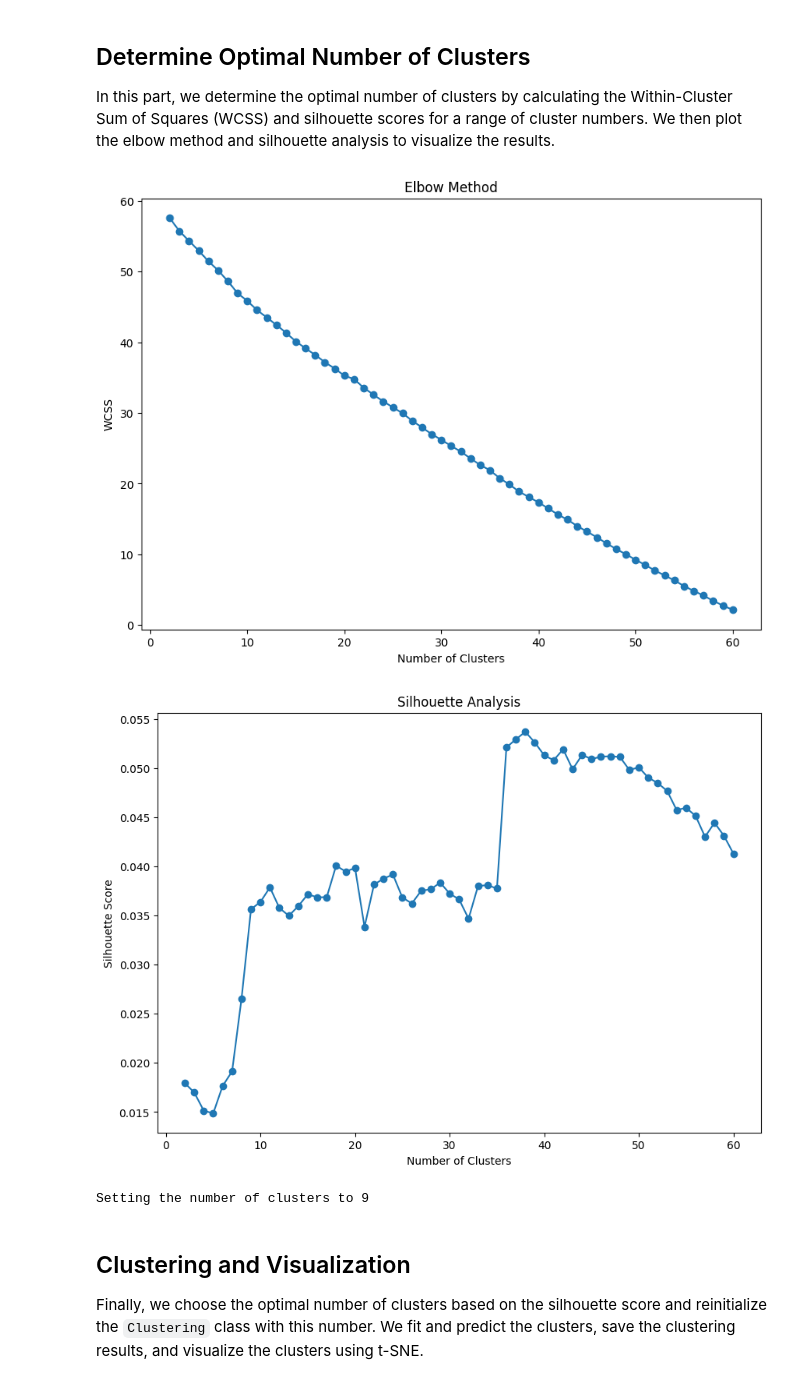
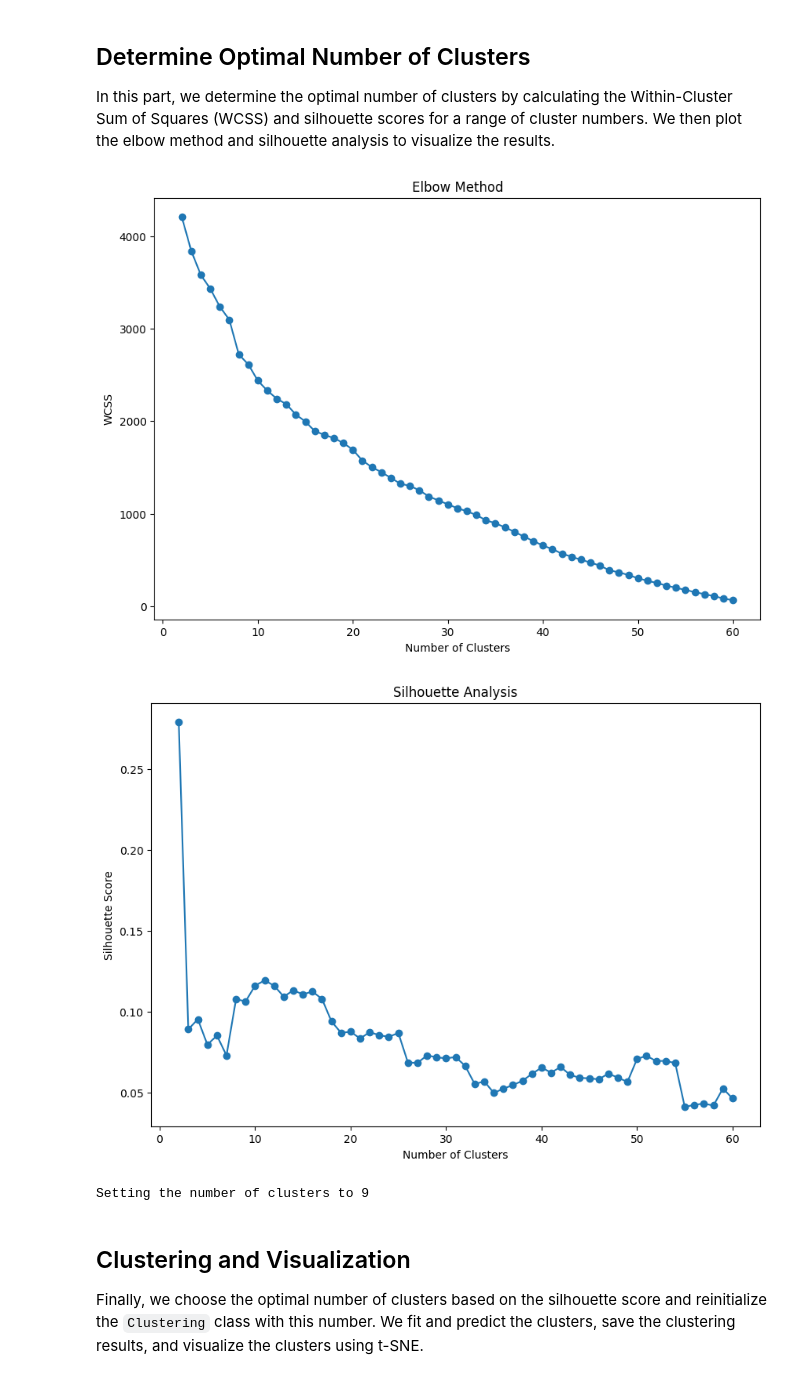
Before and after one commit to wuzikang961215/ResearchPaperClustering, a Jupyter notebook: ResearchPaperClustering.ipynb, the cells around one changed output. Drawn from its saved outputs; the diff is of its cells as text; code cells hidden in the pictures.

Commit message:
word2vec

```diff
--- a/ResearchPaperClustering.ipynb
+++ b/ResearchPaperClustering.ipynb
@@ -113,25 +136,30 @@ ImportError: cannot import name 'triu' from 'scipy.linalg' (/Users/peterwu/Libra
 
 In this part, we determine the optimal number of clusters by calculating the Within-Cluster Sum of Squares (WCSS) and silhouette scores for a range of cluster numbers. We then plot the elbow method and silhouette analysis to visualize the results.
 # %%
+# Initialize clustering
+# clustering = Clustering(vectorizer_type='tfidf')
+clustering = Clustering(vectorizer_type='spacy_word2vec')
+# clustering = Clustering(vectorizer_type='bert')
+
 # Determine the optimal number of clusters
 max_clusters = 60  # Test up to 20 clusters
 wcss, silhouette_scores = clustering.determine_optimal_clusters(abstracts, max_clusters=max_clusters)
 
 # Plot elbow method using Evaluation class
 Evaluation.plot_elbow_method(wcss)
 
 # Plot silhouette analysis using Evaluation class
 Evaluation.plot_silhouette_analysis(silhouette_scores)
 
 # Choose the optimal number of clusters based on silhouette score
 # optimal_clusters = silhouette_scores.index(max(silhouette_scores)) + 2
 optimal_clusters = 9
 print(f"Setting the number of clusters to {optimal_clusters}")
 
 clustering = Clustering(n_clusters=optimal_clusters)
 # %% [output]
-[figure, old version]
+[figure, new version]
-[figure, old version]
+[figure, new version]
 Setting the number of clusters to 9
 # %% [markdown]
 ## Clustering and Visualization
```
Also changed, not shown: parts of 3 cells of this notebook, 1 other file.
